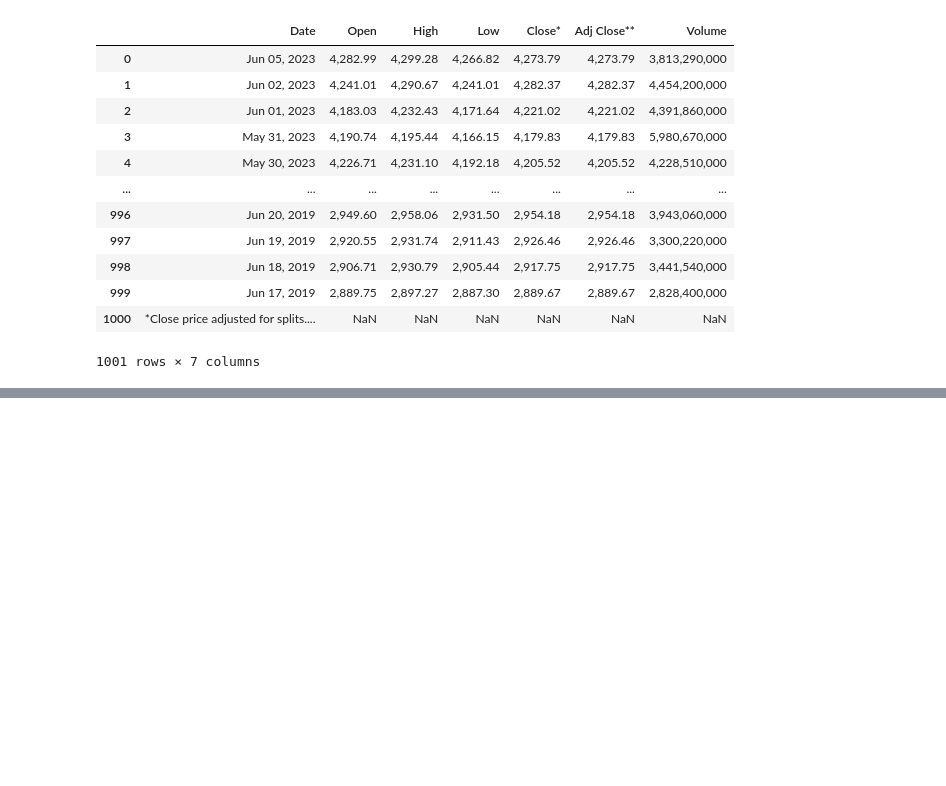
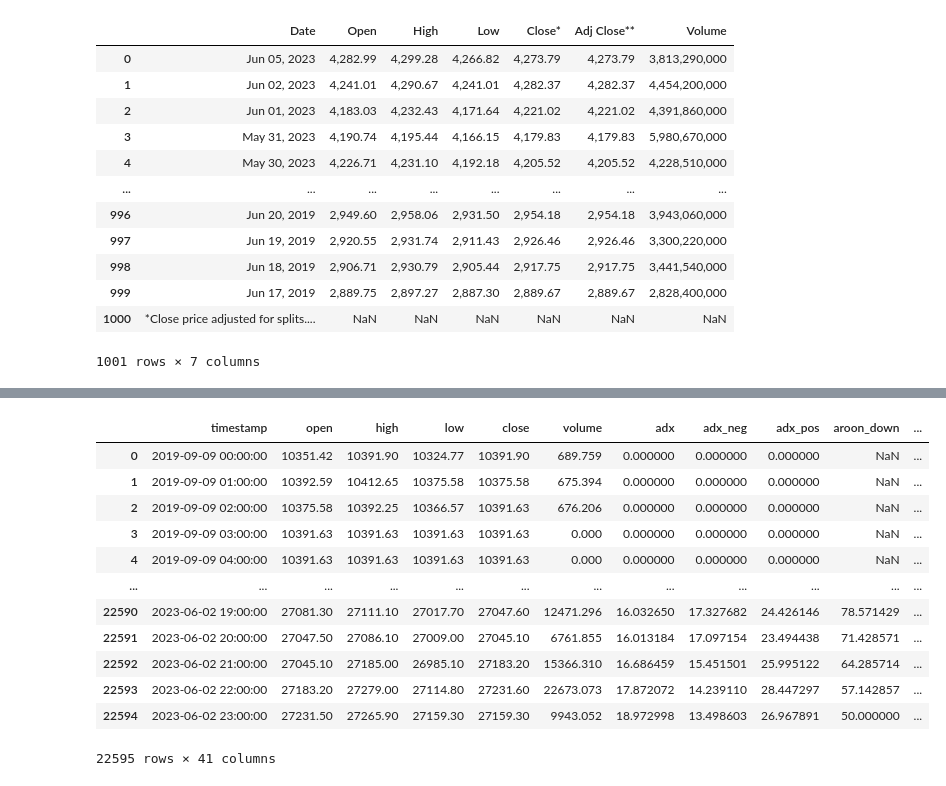
Before and after one commit to MehmetSever09/assist_trader, a Jupyter notebook: notebook/Data Collection Mehmet.ipynb, the cells around one changed output, grey strips where cells are left out. Cells and saved outputs as stored; diff of their text form; code cells hidden in the pictures; blank space fills up the shorter version.

```diff
--- a/notebook/Data Collection Mehmet.ipynb
+++ b/notebook/Data Collection Mehmet.ipynb
@@ -332,0 +317,3 @@ df1
+# %%
+df1 = df1.drop(["Open", "High", "Low", "Adj Close**", "Volume"], axis=1)
+df1
@@ -332,0 +354,4 @@ df1
+# %%
+df["Date"] = df["timestamp"]
+df["Date"]= pd.to_datetime(df["Date"]).dt.date
+df
@@ -332,0 +372,3 @@ df1
+# %%
+df["Date"]= pd.to_datetime(df["Date"])
+df.info()
@@ -332,0 +393,3 @@ df1
+# %%
+merged_df_sp = pd.merge(df, df1, on=['Date', 'Date'], how='left')
+merged_df_sp
@@ -332,0 +410,17 @@ df1
+# %%
+merged_df_sp2 = merged_df_sp.drop(['datetime','Date'],axis = 1)
+merged_df_sp2
+# %% [output]
+|  | timestamp | open | high | low | close | volume | adx | adx_neg | adx_pos | aroon_down | ... |
+| 0 | 2019-09-09 00:00:00 | 10351.42 | 10391.90 | 10324.77 | 10391.90 | 689.759 | 0.000000 | 0.000000 | 0.000000 | NaN | ... |
+| 1 | 2019-09-09 01:00:00 | 10392.59 | 10412.65 | 10375.58 | 10375.58 | 675.394 | 0.000000 | 0.000000 | 0.000000 | NaN | ... |
+| 2 | 2019-09-09 02:00:00 | 10375.58 | 10392.25 | 10366.57 | 10391.63 | 676.206 | 0.000000 | 0.000000 | 0.000000 | NaN | ... |
+| 3 | 2019-09-09 03:00:00 | 10391.63 | 10391.63 | 10391.63 | 10391.63 | 0.000 | 0.000000 | 0.000000 | 0.000000 | NaN | ... |
+| 4 | 2019-09-09 04:00:00 | 10391.63 | 10391.63 | 10391.63 | 10391.63 | 0.000 | 0.000000 | 0.000000 | 0.000000 | NaN | ... |
+| ... | ... | ... | ... | ... | ... | ... | ... | ... | ... | ... | ... |
+| 22590 | 2023-06-02 19:00:00 | 27081.30 | 27111.10 | 27017.70 | 27047.60 | 12471.296 | 16.032650 | 17.327682 | 24.426146 | 78.571429 | ... |
+| 22591 | 2023-06-02 20:00:00 | 27047.50 | 27086.10 | 27009.00 | 27045.10 | 6761.855 | 16.013184 | 17.097154 | 23.494438 | 71.428571 | ... |
+| 22592 | 2023-06-02 21:00:00 | 27045.10 | 27185.00 | 26985.10 | 27183.20 | 15366.310 | 16.686459 | 15.451501 | 25.995122 | 64.285714 | ... |
+| 22593 | 2023-06-02 22:00:00 | 27183.20 | 27279.00 | 27114.80 | 27231.60 | 22673.073 | 17.872072 | 14.239110 | 28.447297 | 57.142857 | ... |
+| 22594 | 2023-06-02 23:00:00 | 27231.50 | 27265.90 | 27159.30 | 27159.30 | 9943.052 | 18.972998 | 13.498603 | 26.967891 | 50.000000 | ... |
+22595 rows × 41 columns
```
Also changed, not shown: parts of 8 cells of this notebook.
